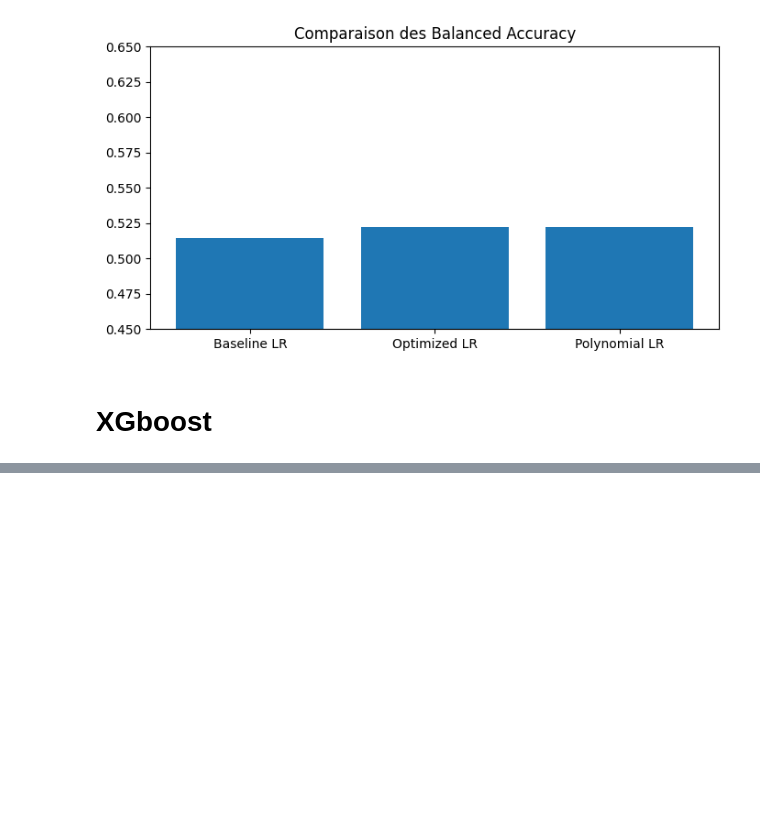
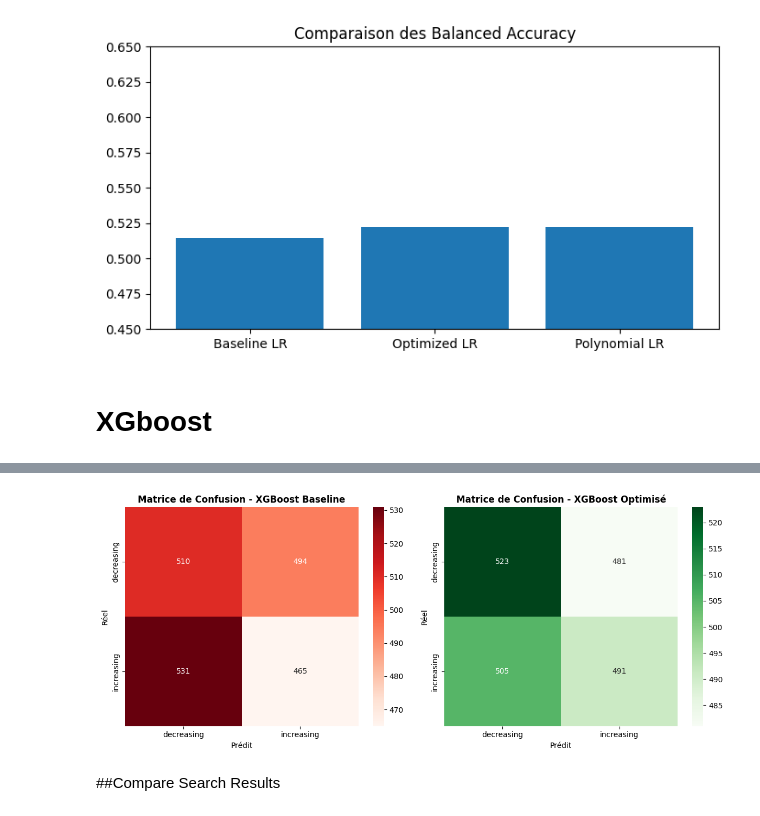
Before and after one commit to Meria-Troudi/mlProject, a Jupyter notebook: models/bo1_Models.ipynb, the cells around one changed output, grey strips where cells are left out. Drawn from its saved outputs; the diff is of its cells as text; code cells hidden in the pictures; blank space fills up the shorter version.

```diff
--- a/models/bo1_Models.ipynb
+++ b/models/bo1_Models.ipynb
@@ -1022,22 +709,0 @@ Optimal Parameters (Random Search): {'colsample_bytree': np.float64(0.9395655297
-# %%
-print("\n" + "="*60)
-print("RETRAINING XGBOOST MODEL WITH BEST PARAMETERS")
-print("="*60)
-
-# Identify the best parameters from Random Search
-best_params = random_search.best_params_
-
-# Initialize a new XGBClassifier model using these best parameters
-num_classes = len(np.unique(y_train))
-final_model = xgb.XGBClassifier(
-    objective='multi:softmax',
-    num_class=num_classes,
-    eval_metric='mlogloss',
-    random_state=42,
-    **best_params
-)
-
-# Train this new model using the entire training dataset
-final_model.fit(X_train, y_train)
-
-print("Final XGBoost model retrained successfully with optimal parameters!")
@@ -1083,0 +940,25 @@ weighted avg       0.61      0.65      0.62      6000
+# %%
+plt.figure(figsize=(12, 5))
+
+plt.subplot(1, 2, 1)
+cm_xgb_baseline = confusion_matrix(y_test, y_pred_xgb_baseline)
+sns.heatmap(cm_xgb_baseline, annot=True, fmt='d', cmap='Reds',
+            xticklabels=class_names, yticklabels=class_names)
+plt.title('Matrice de Confusion - XGBoost Baseline', fontweight='bold')
+plt.xlabel('Prédit')
+plt.ylabel('Réel')
+
+plt.subplot(1, 2, 2)
+cm_xgb_opt = confusion_matrix(y_test, y_pred_xgb_opt)
+sns.heatmap(cm_xgb_opt, annot=True, fmt='d', cmap='Greens',
+            xticklabels=class_names, yticklabels=class_names)
+plt.title('Matrice de Confusion - XGBoost Optimisé', fontweight='bold')
+plt.xlabel('Prédit')
+plt.ylabel('Réel')
+
+plt.tight_layout()
+plt.show()
+# %% [output]
+[figure, added]
+# %% [markdown]
+##Compare Search Results
```
Also changed, not shown: parts of 23 cells of this notebook.
